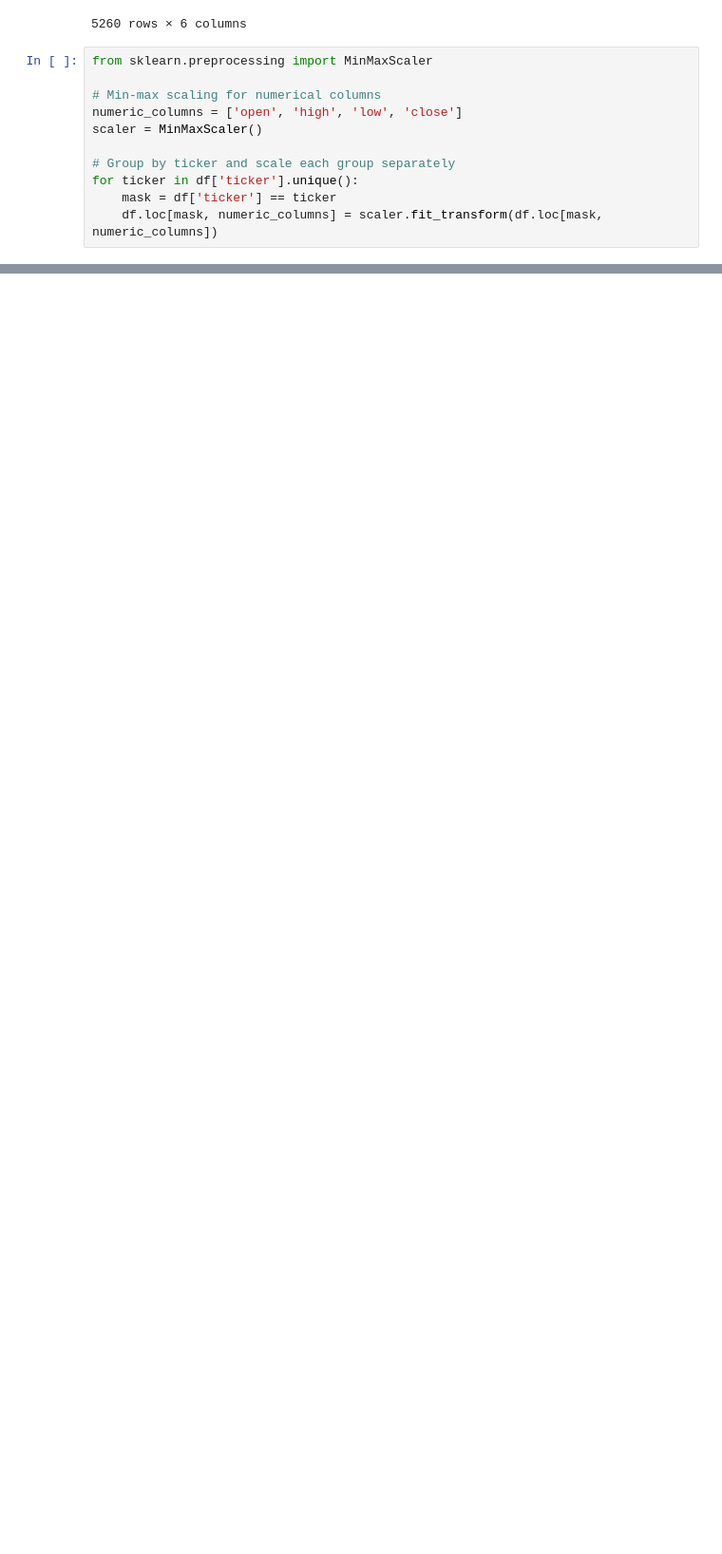
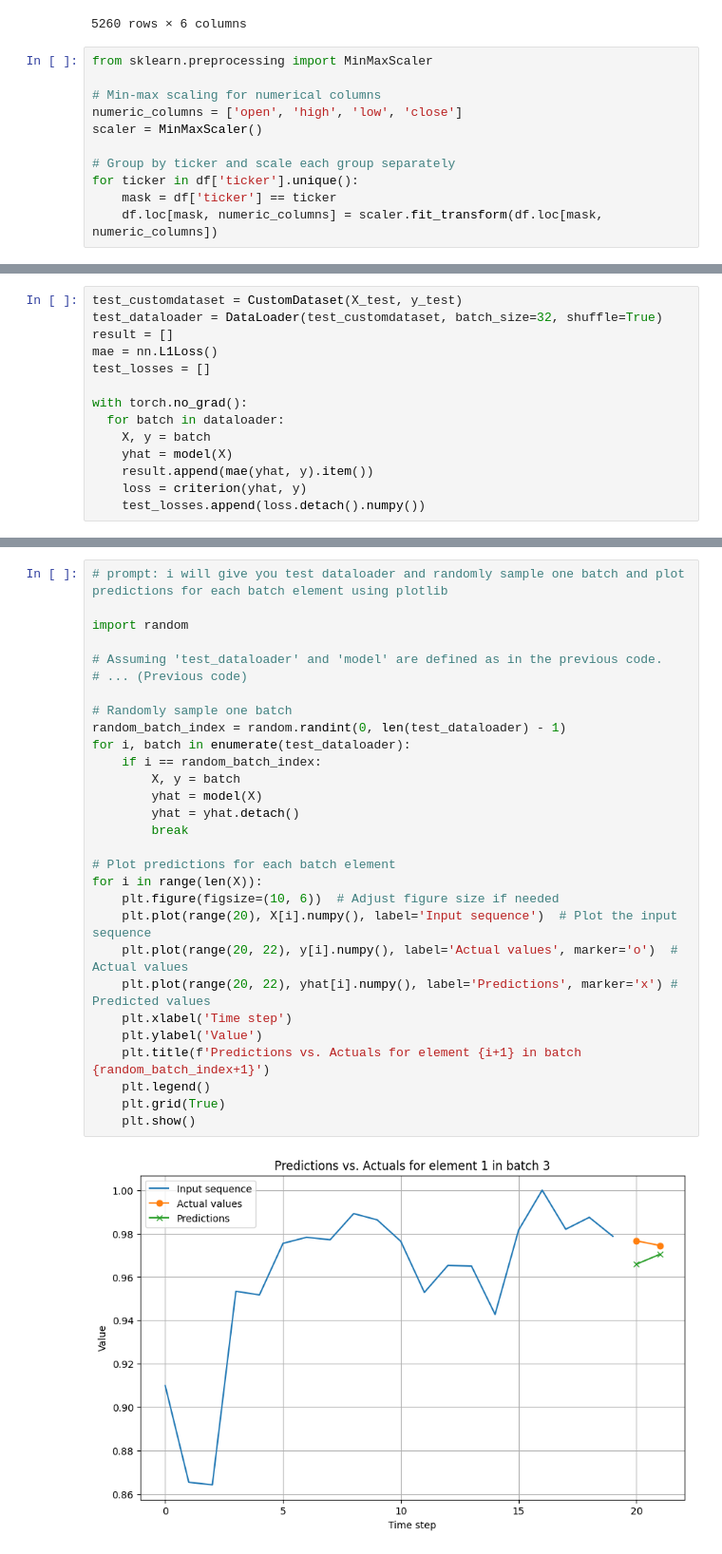
Before and after one commit to JPcooldev/time-series, a Jupyter notebook: data_preprocessing.ipynb, the cells around one changed output, grey strips where cells are left out. Shown at 95% size. Drawn from its saved outputs; the diff is of its cells as text; blank space fills up the shorter version.

```diff
--- a/data_preprocessing.ipynb
+++ b/data_preprocessing.ipynb
@@ -64,0 +158,14 @@ print('hello')
+# %%
+test_customdataset = CustomDataset(X_test, y_test)
+test_dataloader = DataLoader(test_customdataset, batch_size=32, shuffle=True)
+result = []
+mae = nn.L1Loss()
+test_losses = []
+
+with torch.no_grad():
+  for batch in dataloader:
+    X, y = batch
+    yhat = model(X)
+    result.append(mae(yhat, y).item())
+    loss = criterion(yhat, y)
+    test_losses.append(loss.detach().numpy())
@@ -64,0 +176,31 @@ print('hello')
+# %%
+# prompt: i will give you test dataloader and randomly sample one batch and plot predictions for each batch element using plotlib
+
+import random
+
+# Assuming 'test_dataloader' and 'model' are defined as in the previous code.
+# ... (Previous code)
+
+# Randomly sample one batch
+random_batch_index = random.randint(0, len(test_dataloader) - 1)
+for i, batch in enumerate(test_dataloader):
+    if i == random_batch_index:
+        X, y = batch
+        yhat = model(X)
+        yhat = yhat.detach()
+        break
+
+# Plot predictions for each batch element
+for i in range(len(X)):
+    plt.figure(figsize=(10, 6))  # Adjust figure size if needed
+    plt.plot(range(20), X[i].numpy(), label='Input sequence')  # Plot the input sequence
+    plt.plot(range(20, 22), y[i].numpy(), label='Actual values', marker='o')  # Actual values
+    plt.plot(range(20, 22), yhat[i].numpy(), label='Predictions', marker='x') # Predicted values
+    plt.xlabel('Time step')
+    plt.ylabel('Value')
+    plt.title(f'Predictions vs. Actuals for element {i+1} in batch {random_batch_index+1}')
+    plt.legend()
+    plt.grid(True)
+    plt.show()
+# %% [output]
+[figure, added]
```
Also changed, not shown: parts of 17 cells of this notebook.
